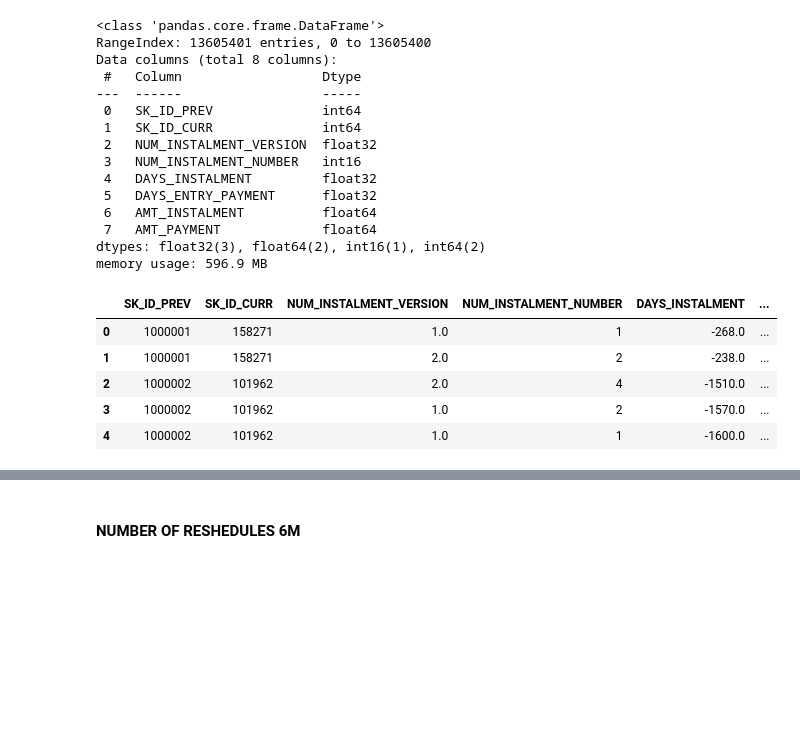
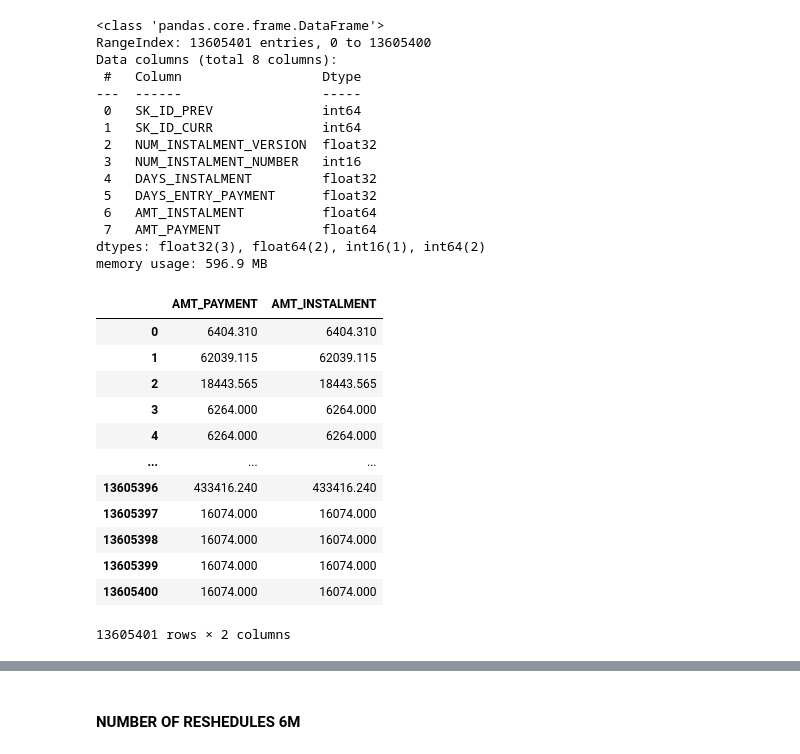
Before and after one commit to rajgurubhosale/Credit-Risk-mlops, a Jupyter notebook: notebooks/01_data_transforamtion.ipynb, the cells around one changed output, grey strips where cells are left out. Saved outputs shown, nothing was run; the diff lists cells and outputs as text; code cells hidden in the pictures; blank space fills up the shorter version.

```diff
--- a/notebooks/01_data_transforamtion.ipynb
+++ b/notebooks/01_data_transforamtion.ipynb
@@ -1324,12 +1186,19 @@ Data columns (total 8 columns):
  7   AMT_PAYMENT             float64
 dtypes: float32(3), float64(2), int16(1), int64(2)
 memory usage: 596.9 MB
-# %%
-df.head()
-# %% [output]
-|  | SK_ID_PREV | SK_ID_CURR | NUM_INSTALMENT_VERSION | NUM_INSTALMENT_NUMBER | DAYS_INSTALMENT | ... |
-| 0 | 1000001 | 158271 | 1.0 | 1 | -268.0 | ... |
-| 1 | 1000001 | 158271 | 2.0 | 2 | -238.0 | ... |
-| 2 | 1000002 | 101962 | 2.0 | 4 | -1510.0 | ... |
-| 3 | 1000002 | 101962 | 1.0 | 2 | -1570.0 | ... |
-| 4 | 1000002 | 101962 | 1.0 | 1 | -1600.0 | ... |
+# %%
+df[['AMT_PAYMENT','AMT_INSTALMENT']]
+# %% [output]
+|  | AMT_PAYMENT | AMT_INSTALMENT |
+| 0 | 6404.310 | 6404.310 |
+| 1 | 62039.115 | 62039.115 |
+| 2 | 18443.565 | 18443.565 |
+| 3 | 6264.000 | 6264.000 |
+| 4 | 6264.000 | 6264.000 |
+| ... | ... | ... |
+| 13605396 | 433416.240 | 433416.240 |
+| 13605397 | 16074.000 | 16074.000 |
+| 13605398 | 16074.000 | 16074.000 |
+| 13605399 | 16074.000 | 16074.000 |
+| 13605400 | 16074.000 | 16074.000 |
+13605401 rows × 2 columns
```
Also changed, not shown: parts of 119 cells of this notebook, 4 other files.
